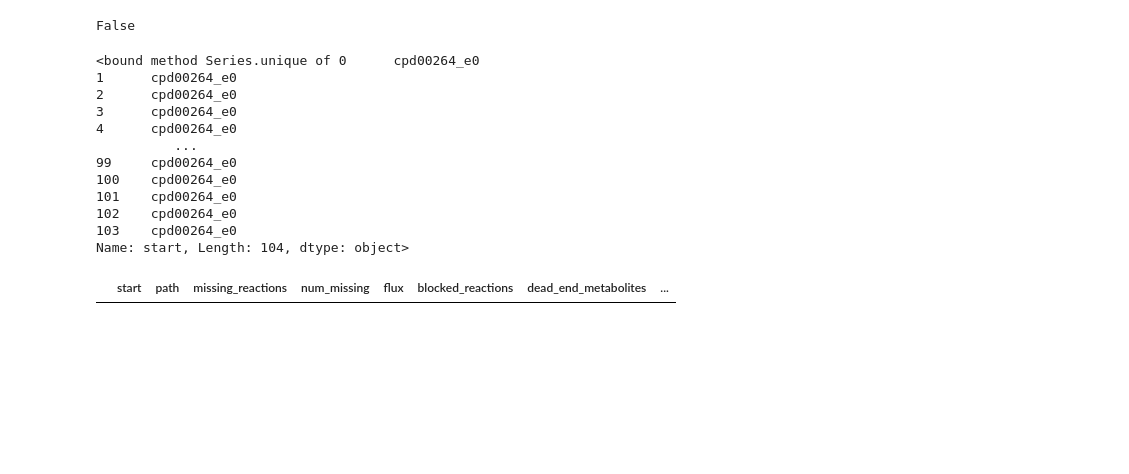
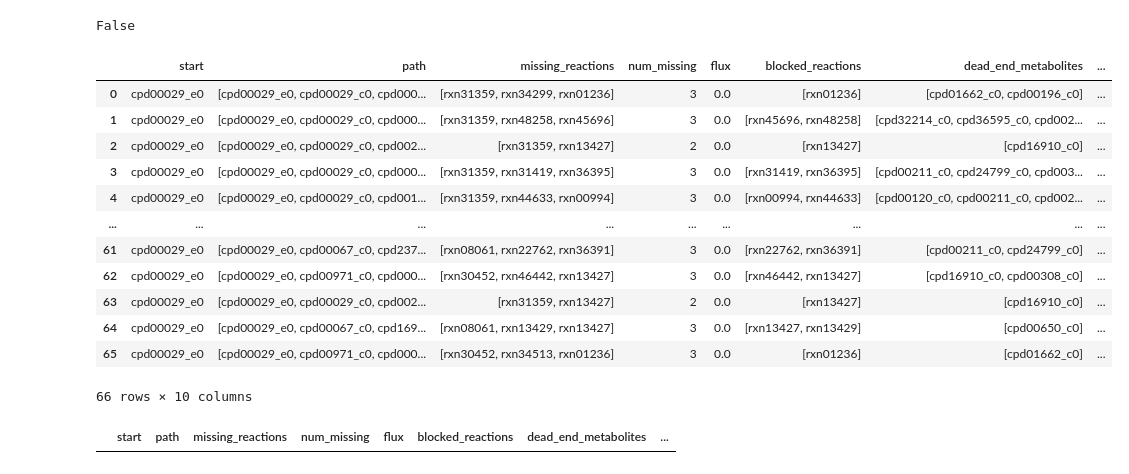
Before and after one commit to azddzasw/Electromics-project, a Jupyter notebook: notebooks/graph_analysis/garph_gap_allpath.ipynb, the cells around one changed output. Saved outputs shown, nothing was run; the diff lists cells and outputs as text; code cells hidden in the pictures; blank space fills up the shorter version.

```diff
--- a/notebooks/graph_analysis/garph_gap_allpath.ipynb
+++ b/notebooks/graph_analysis/garph_gap_allpath.ipynb
@@ -128,3 +136,6 @@ reaction_dict_path = "reaction_dict.pkl"
 # ===== 加载 reaction_dict =====
 with open(reaction_dict_path, "rb") as f:
     reaction_dict = pickle.load(f)
+# %%
+rxn = reaction_dict['rxn00001']
+print(rxn.build_reaction_string(use_metabolite_names=True))
@@ -147,9 +160,10 @@ def find_dead_ends_manual(model):
 
 target_met = "cpd00211_c0"  # 目标代谢物
 
+valid_start = ["cpd00029_e0"]
 results = []
 
-for start in valid_starts[:1]:
+for start in valid_start:
     try:
         paths = list(nx.all_simple_paths(G, source=start, target=target_met, cutoff=3))
     except:
@@ -459,20 +472,21 @@ df = pd.DataFrame(results)
 # %% [output]
 False
 # %%
-df["start"].unique
+df
 # %% [output]
+|  | start | path | missing_reactions | num_missing | flux | blocked_reactions | dead_end_metabolites | ... |
+| 0 | cpd00029_e0 | [cpd00029_e0, cpd00029_c0, cpd000... | [rxn31359, rxn34299, rxn01236] | 3 | 0.0 | [rxn01236] | [cpd01662_c0, cpd00196_c0] | ... |
+| 1 | cpd00029_e0 | [cpd00029_e0, cpd00029_c0, cpd000... | [rxn31359, rxn48258, rxn45696] | 3 | 0.0 | [rxn45696, rxn48258] | [cpd32214_c0, cpd36595_c0, cpd002... | ... |
+| 2 | cpd00029_e0 | [cpd00029_e0, cpd00029_c0, cpd002... | [rxn31359, rxn13427] | 2 | 0.0 | [rxn13427] | [cpd16910_c0] | ... |
+| 3 | cpd00029_e0 | [cpd00029_e0, cpd00029_c0, cpd000... | [rxn31359, rxn31419, rxn36395] | 3 | 0.0 | [rxn31419, rxn36395] | [cpd00211_c0, cpd24799_c0, cpd003... | ... |
+| 4 | cpd00029_e0 | [cpd00029_e0, cpd00029_c0, cpd001... | [rxn31359, rxn44633, rxn00994] | 3 | 0.0 | [rxn00994, rxn44633] | [cpd00120_c0, cpd00211_c0, cpd002... | ... |
+| ... | ... | ... | ... | ... | ... | ... | ... | ... |
+| 61 | cpd00029_e0 | [cpd00029_e0, cpd00067_c0, cpd237... | [rxn08061, rxn22762, rxn36391] | 3 | 0.0 | [rxn22762, rxn36391] | [cpd00211_c0, cpd24799_c0] | ... |
+| 62 | cpd00029_e0 | [cpd00029_e0, cpd00971_c0, cpd000... | [rxn30452, rxn46442, rxn13427] | 3 | 0.0 | [rxn46442, rxn13427] | [cpd16910_c0, cpd00308_c0] | ... |
+| 63 | cpd00029_e0 | [cpd00029_e0, cpd00029_c0, cpd002... | [rxn31359, rxn13427] | 2 | 0.0 | [rxn13427] | [cpd16910_c0] | ... |
+| 64 | cpd00029_e0 | [cpd00029_e0, cpd00067_c0, cpd169... | [rxn08061, rxn13429, rxn13427] | 3 | 0.0 | [rxn13427, rxn13429] | [cpd00650_c0] | ... |
+| 65 | cpd00029_e0 | [cpd00029_e0, cpd00971_c0, cpd000... | [rxn30452, rxn34513, rxn01236] | 3 | 0.0 | [rxn01236] | [cpd01662_c0] | ... |
-<bound method Series.unique of 0      cpd00264_e0
-1      cpd00264_e0
-2      cpd00264_e0
-3      cpd00264_e0
-4      cpd00264_e0
-          ...
-99     cpd00264_e0
-100    cpd00264_e0
-101    cpd00264_e0
-102    cpd00264_e0
-103    cpd00264_e0
-Name: start, Length: 104, dtype: object>
+66 rows × 10 columns
 # %%
 filtered_df = df[df['rescued_flux'] == 1000]
 df_f = pd.DataFrame(filtered_df)
```
Also changed, not shown: parts of 11 cells of this notebook, 13 other files.
